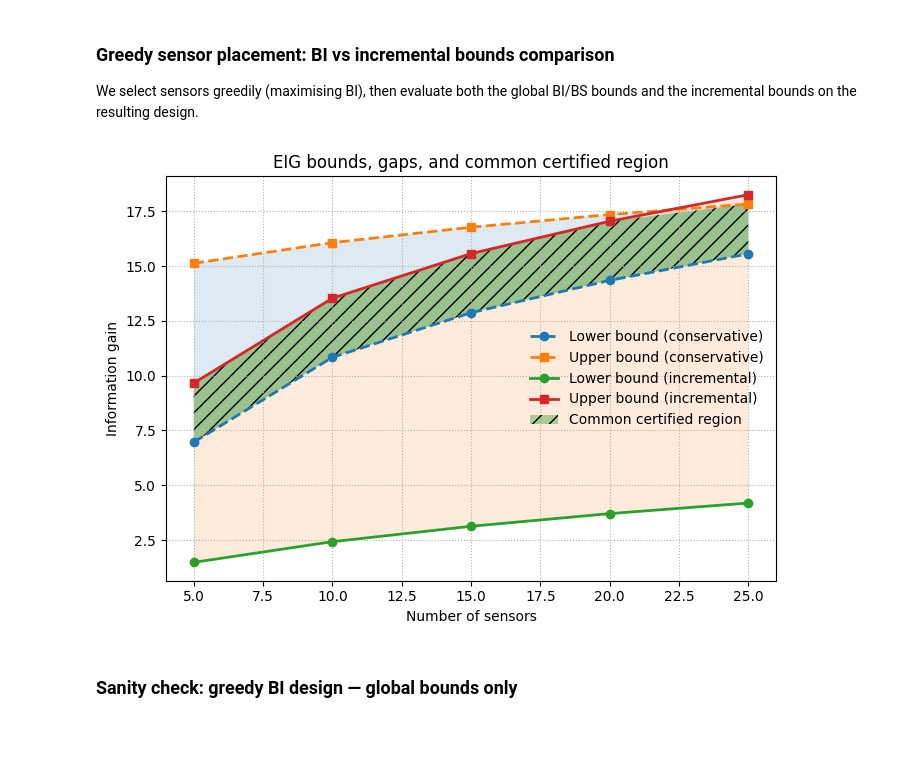
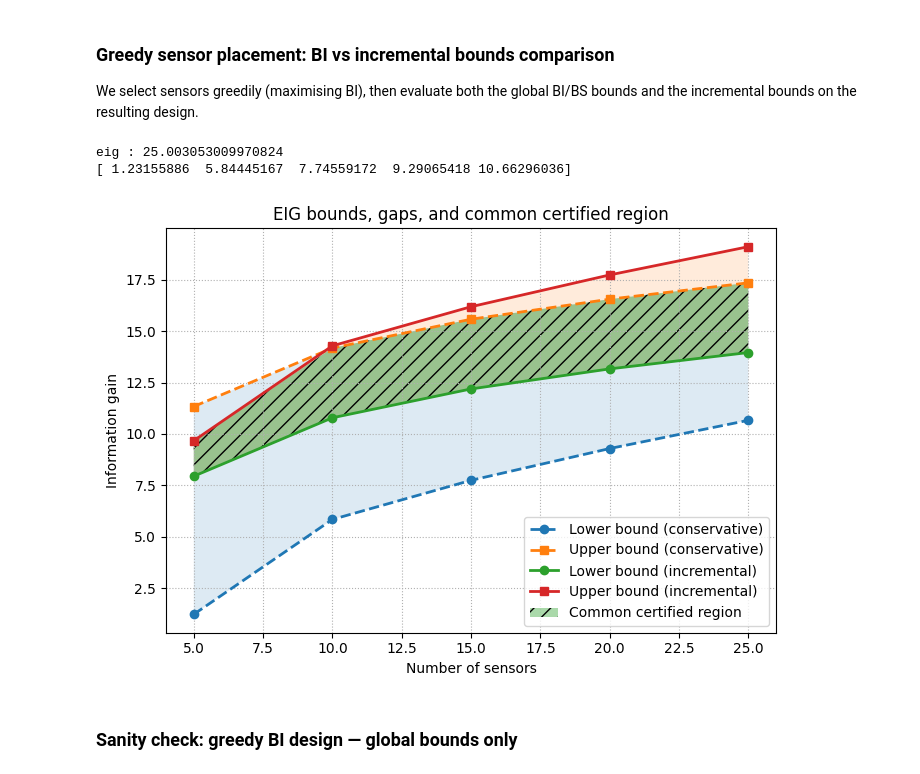
Before and after one commit to mohamed495/pyBOED, a Jupyter notebook: tutorials/notebooks/boed/tuto_bounds_standard.ipynb, the cells around one changed output. Cells and saved outputs as stored; diff of their text form; code cells hidden in the pictures; blank space fills up the shorter version.

```diff
--- a/tutorials/notebooks/boed/tuto_bounds_standard.ipynb
+++ b/tutorials/notebooks/boed/tuto_bounds_standard.ipynb
@@ -166,6 +226,10 @@ def jacobian_fd(G, theta, h=None):
         e_j[j] = 1.0
         J[:, j] = (G(theta + h * e_j) - G(theta - h * e_j)) / (2 * h)
     return J
+# %%
+
+from functools import partial
+J_G = partial(jacobian_fd, G)
 # %% [markdown]
 ## 6. Monte-Carlo Estimation of $l_\theta$, $l_\eta$, and $l_{(\theta,\eta)}$
 
@@ -945,8 +876,11 @@ def greedy_maximize_LB(Sigma_Y, Sigma_noise, n_sensors):
 def schur(Sigma, Wm):
     if Wm.size == 0:
         return Sigma
+
     G = Wm.T @ Sigma @ Wm
-    return Sigma - Sigma @ Wm @ np.linalg.inv(G) @ Wm.T @ Sigma
+    correction = Sigma @ Wm @ np.linalg.solve(G, Wm.T @ Sigma)
+
+    return Sigma - correction
 
 
 def incremental_bounds(
@@ -989,11 +923,11 @@ def incremental_bounds(
         for idx in remaining:
             w = W_candidates[idx]
 
-            num_inf = w.T @ Sigma_s_m   @ w
-            den_inf = w.T @ Sigma_yth_m @ w
+            num_inf = float(w.T @ Sigma_s_m   @ w)
+            den_inf = float(w.T @ Sigma_yth_m @ w)
 
-            num_sup = w.T @ Sigma_Y_m @ w
-            den_sup = w.T @ Sigma_n_m @ w
+            num_sup = float(w.T @ Sigma_Y_m @ w)
+            den_sup = float(w.T @ Sigma_n_m @ w)
 
             if min(num_inf, den_inf, num_sup, den_sup) <= 0:
                 continue
@@ -1052,5 +984,7 @@ def incremental_bounds_given_W(
 
 We select sensors greedily (maximising BI), then evaluate both the global BI/BS bounds
 and the incremental bounds on the resulting design.
+# %%
+SS = Sigma_signal_misfit
 # %%
 sensor_budgets = [5, 10,15,20,25]
@@ -1093,23 +1017,19 @@ for budget in sensor_budgets:
 # %%
-
-
-# ===============================
-# Préparation des données
-# ===============================
-
-offset = eig_mem  # mémoire spectrale
+offset = eig_mem # mémoire spectrale
+print(f"eig : {offset}")
 
 # Bornes conservatrices
-lb_cons = lb_vals + offset
-ub_cons = ub_vals + offset
+lb_cons_1 = np.array(lb_vals_cons) + offset
+ub_cons_1 = np.array(ub_vals_cons) + offset
+print(lb_cons_1)
 
 # Bornes incrémentales
-lb_inc = lb_vals_inc
-ub_inc = ub_vals_inc
+lb_inc_1 = np.array(lb_vals_inc)
+ub_inc_1 = np.array(ub_vals_inc)
 
 # Intersection des intervalles
-lb_common = np.maximum(lb_cons, lb_inc)
-ub_common = np.minimum(ub_cons, ub_inc)
+lb_common = np.maximum(lb_cons_1, lb_inc_1)
+ub_common = np.minimum(ub_cons_1, ub_inc_1)
 mask = lb_common <= ub_common
 
 
@@ -1120,53 +1040,55 @@ mask = lb_common <= ub_common
 fig, ax = plt.subplots(figsize=(7, 5))
 
 # --- Conservatif
-ax.plot(sensor_budgets, lb_cons,
+ax.plot(sensor_budgets, lb_cons_1,
         '--o', linewidth=2,
         label='Lower bound (conservative)')
-ax.plot(sensor_budgets, ub_cons,
+ax.plot(sensor_budgets, ub_cons_1,
         '--s', linewidth=2,
         label='Upper bound (conservative)')
 
 ax.fill_between(sensor_budgets,
-                lb_cons, ub_cons,
+                lb_cons_1, ub_cons_1,
                 alpha=0.15)
 
 # --- Incrémental
-ax.plot(sensor_budgets, lb_inc,
+ax.plot(sensor_budgets, lb_inc_1,
         '-o', linewidth=2,
         label='Lower bound (incremental)')
-ax.plot(sensor_budgets, ub_inc,
+ax.plot(sensor_budgets, ub_inc_1,
         '-s', linewidth=2,
         label='Upper bound (incremental)')
 
 ax.fill_between(sensor_budgets,
-                lb_inc, ub_inc,
+                lb_inc_1, ub_inc_1,
                 alpha=0.15)
 
 # --- Zone commune (mise en valeur)
 ax.fill_between(sensor_budgets,
                 lb_common, ub_common,
                 where=mask,
                 interpolate=True,
                 alpha=0.4,
                 hatch='//',
                 label='Common certified region')
 
 # ===============================
 # Mise en forme
 # ===============================
 
 ax.set_xlabel("Number of sensors")
 ax.set_ylabel("Information gain")
 ax.set_title("EIG bounds, gaps, and common certified region")
 
 ax.grid(True, which='both', linestyle=':', linewidth=0.8)
-ax.legend(frameon=False)
+ax.legend(frameon=True)
 
 fig.tight_layout()
 plt.show()
 # %% [output]
+eig : 25.003053009970824
+[ 1.23155886  5.84445167  7.74559172  9.29065418 10.66296036]
-[figure, old version]
+[figure, new version]
 # %% [markdown]
 ### Sanity check: greedy BI design — global bounds only
 # %%
```
Also changed, not shown: parts of 45 cells of this notebook, 5 other files.
